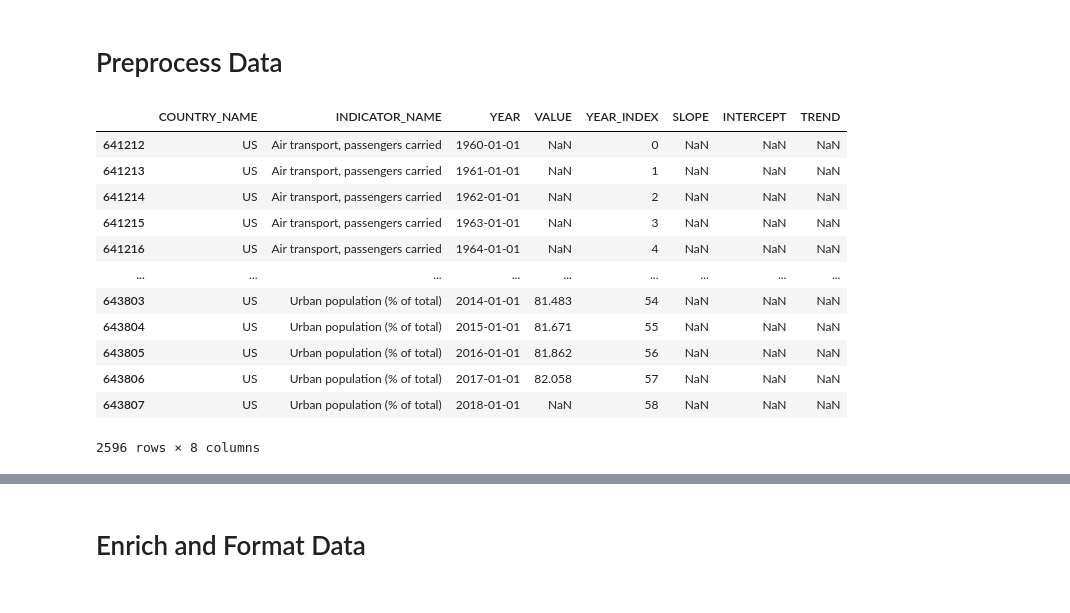
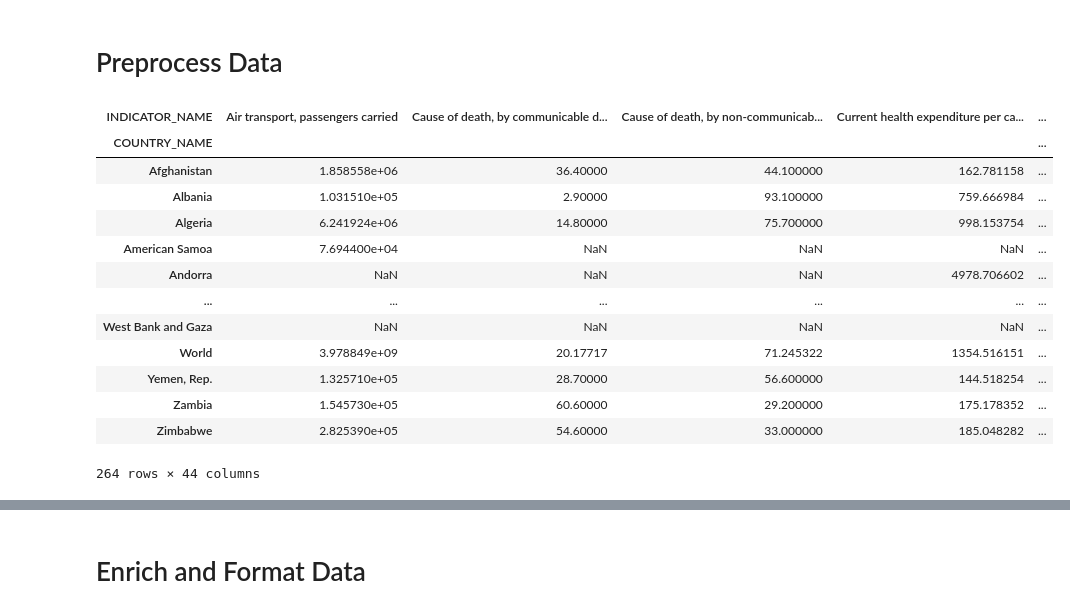
Before and after one commit to JoshZastrow/covid-19, a Jupyter notebook: main.ipynb, the cells around one changed output, grey strips where cells are left out. Cells and saved outputs as stored; diff of their text form; code cells hidden in the pictures.

```diff
--- a/main.ipynb
+++ b/main.ipynb
@@ -207,16 +232,0 @@ import seaborn as sns
-# %%
-data[data.COUNTRY_NAME == "US"]
-# %% [output]
-|  | COUNTRY_NAME | INDICATOR_NAME | YEAR | VALUE | YEAR_INDEX | SLOPE | INTERCEPT | TREND |
-| 641212 | US | Air transport, passengers carried | 1960-01-01 | NaN | 0 | NaN | NaN | NaN |
-| 641213 | US | Air transport, passengers carried | 1961-01-01 | NaN | 1 | NaN | NaN | NaN |
-| 641214 | US | Air transport, passengers carried | 1962-01-01 | NaN | 2 | NaN | NaN | NaN |
-| 641215 | US | Air transport, passengers carried | 1963-01-01 | NaN | 3 | NaN | NaN | NaN |
-| 641216 | US | Air transport, passengers carried | 1964-01-01 | NaN | 4 | NaN | NaN | NaN |
-| ... | ... | ... | ... | ... | ... | ... | ... | ... |
-| 643803 | US | Urban population (% of total) | 2014-01-01 | 81.483 | 54 | NaN | NaN | NaN |
-| 643804 | US | Urban population (% of total) | 2015-01-01 | 81.671 | 55 | NaN | NaN | NaN |
-| 643805 | US | Urban population (% of total) | 2016-01-01 | 81.862 | 56 | NaN | NaN | NaN |
-| 643806 | US | Urban population (% of total) | 2017-01-01 | 82.058 | 57 | NaN | NaN | NaN |
-| 643807 | US | Urban population (% of total) | 2018-01-01 | NaN | 58 | NaN | NaN | NaN |
-2596 rows × 8 columns
@@ -222,0 +243,24 @@ data[data.COUNTRY_NAME == "US"]
+# %%
+growth = processed.pivot(
+    index="COUNTRY_NAME", columns="INDICATOR_NAME", values="GROWTH_RATE"
+)
+actual = processed.pivot(
+    index="COUNTRY_NAME", columns="INDICATOR_NAME", values="CURRENT_VALUE"
+)
+# %%
+actual
+# %% [output]
+| INDICATOR_NAME | Air transport, passengers carried | Cause of death, by communicable d... | Cause of death, by non-communicab... | Current health expenditure per ca... | ... |
+| COUNTRY_NAME |  |  |  |  | ... |
+| Afghanistan | 1.858558e+06 | 36.40000 | 44.100000 | 162.781158 | ... |
+| Albania | 1.031510e+05 | 2.90000 | 93.100000 | 759.666984 | ... |
+| Algeria | 6.241924e+06 | 14.80000 | 75.700000 | 998.153754 | ... |
+| American Samoa | 7.694400e+04 | NaN | NaN | NaN | ... |
+| Andorra | NaN | NaN | NaN | 4978.706602 | ... |
+| ... | ... | ... | ... | ... | ... |
+| West Bank and Gaza | NaN | NaN | NaN | NaN | ... |
+| World | 3.978849e+09 | 20.17717 | 71.245322 | 1354.516151 | ... |
+| Yemen, Rep. | 1.325710e+05 | 28.70000 | 56.600000 | 144.518254 | ... |
+| Zambia | 1.545730e+05 | 60.60000 | 29.200000 | 175.178352 | ... |
+| Zimbabwe | 2.825390e+05 | 54.60000 | 33.000000 | 185.048282 | ... |
+264 rows × 44 columns
```
Also changed, not shown: parts of 13 cells of this notebook, 1 other file.
